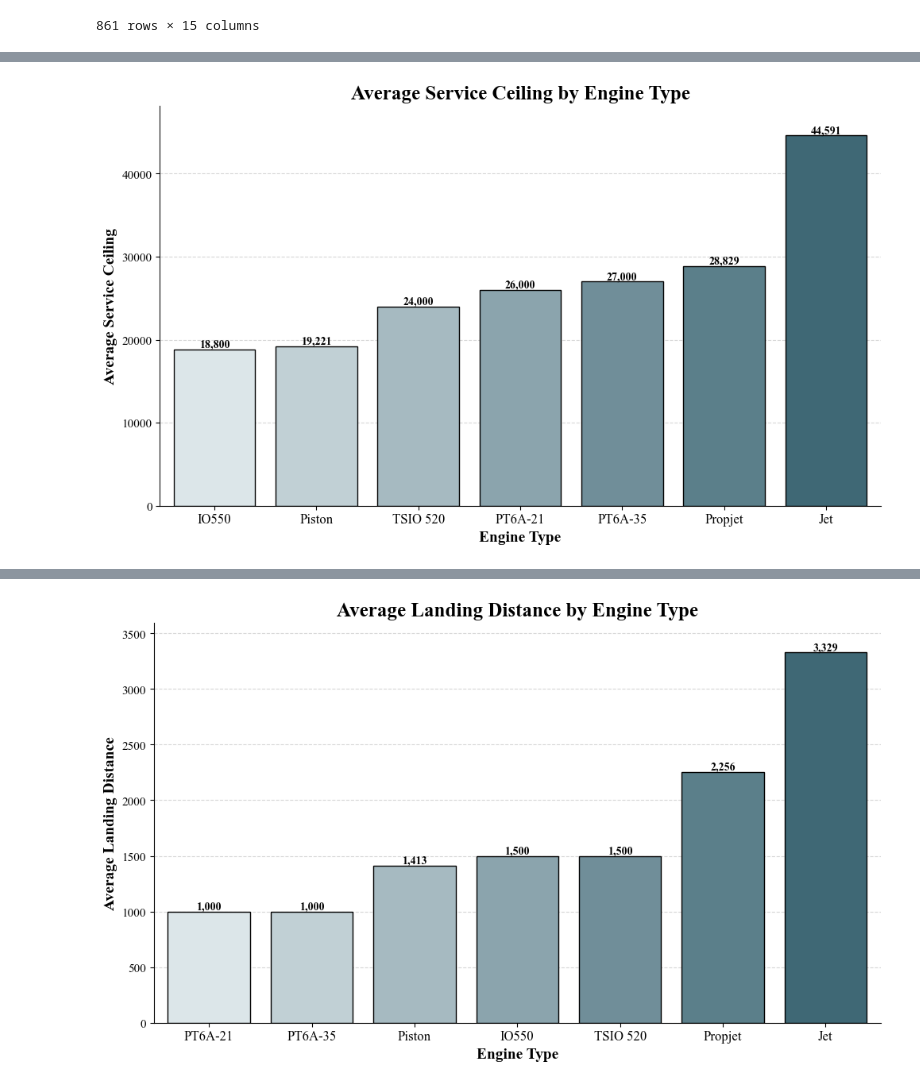
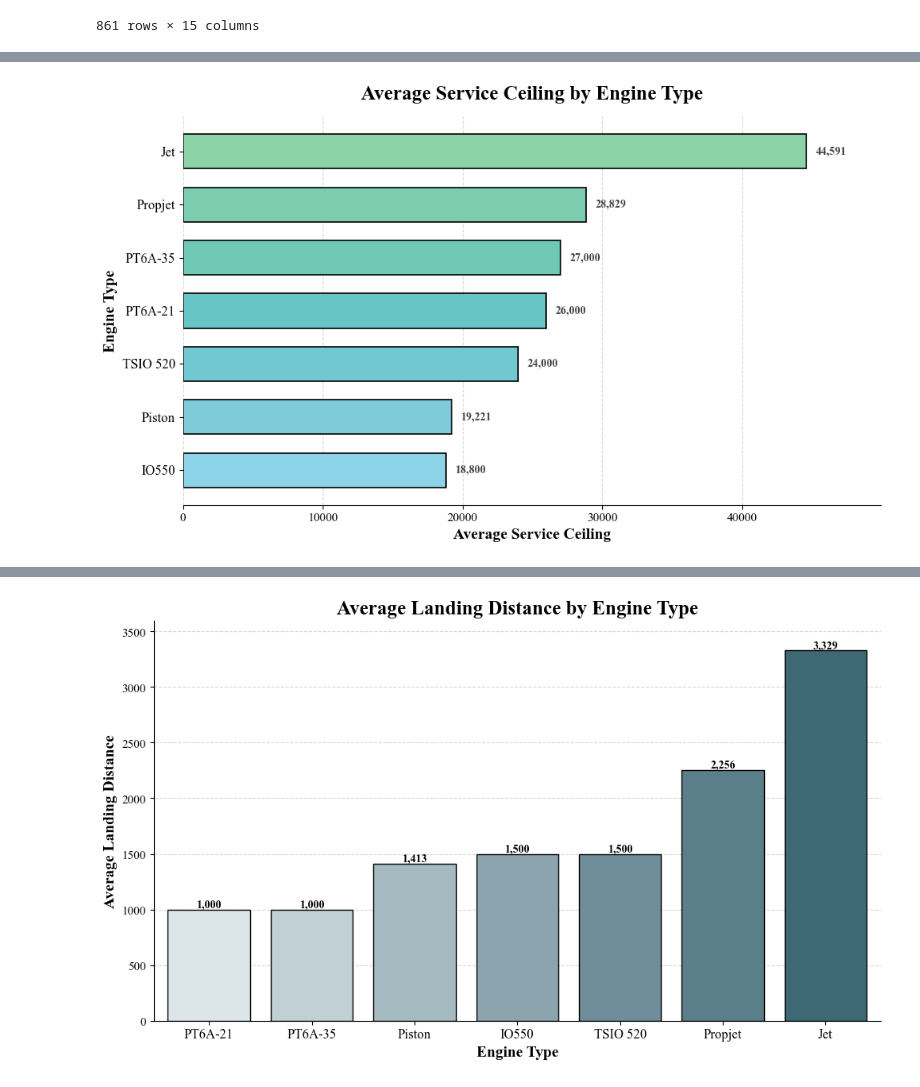
Before and after one commit to Malavikajaganathann/Python-Projects, a Jupyter notebook: Aircraft project.ipynb, the cells around one changed output, grey strips where cells are left out. Saved outputs shown, nothing was run; the diff lists cells and outputs as text; code cells hidden in the pictures.

```diff
--- a/Aircraft project.ipynb
+++ b/Aircraft project.ipynb
@@ -490,33 +528,87 @@ plt.show()
 # %%
-visual_4 = df.groupby("Engine Type")["Service ceiling"].mean().sort_values()
+visual_4 = (
+    df.groupby("Engine Type")["Service ceiling"]
+      .mean()
+      .sort_values()
+)
 
 fig, ax = plt.subplots(figsize=(10, 6))
-bars = ax.bar(visual_4.index, visual_4.values,
-              color=colors[:len(visual_4)], edgecolor="black")
 
-ax.set_title("Average Service Ceiling by Engine Type",
-             fontsize=18, fontweight="bold")
-ax.set_xlabel("Engine Type", fontsize=14, fontweight="bold")
-ax.set_ylabel("Average Service Ceiling", fontsize=14, fontweight="bold")
+# Soft pastel blue → teal
+colors = [
+    "#8DD3E8",
+    "#7FCBD9",
+    "#72C8D0",
+    "#68C5C5",
+    "#6FC9B5",
+    "#7CCDB0",
+    "#8DD3A8"
+]
 
-plt.xticks(rotation=0, fontsize=12)
-plt.yticks(fontsize=11)
-ax.grid(axis="y", linestyle="--", alpha=0.5)
+bars = ax.barh(
+    visual_4.index,
+    visual_4.values,
+    color=colors[:len(visual_4)],
+    edgecolor="black",       # Bar border
+    linewidth=1.2,           # Border thickness
+    height=0.65
+)
+
+ax.set_title(
+    "Average Service Ceiling by Engine Type",
+    fontsize=18,
+    fontweight="bold",
+    pad=15
+)
+
+ax.set_xlabel(
+    "Average Service Ceiling",
+    fontsize=14,
+    fontweight="bold"
+)
+
+ax.set_ylabel(
+    "Engine Type",
+    fontsize=14,
+    fontweight="bold"
+)
+
+ax.tick_params(axis="x", labelsize=11)
+ax.tick_params(axis="y", labelsize=12)
+
+# Clearly visible grid lines
+ax.grid(
+    axis="x",
+    linestyle="--",
+    linewidth=0.8,
+    alpha=0.5
+)
+
 ax.set_axisbelow(True)
 
+# Values at the end of bars
 for bar, value in zip(bars, visual_4.values):
-    ax.text(bar.get_x() + bar.get_width()/2, bar.get_height(),
-            f"{value:,.0f}", ha="center", va="bottom",
-            fontsize=10, fontweight="bold")
+    ax.text(
+        bar.get_width() + visual_4.max() * 0.015,
+        bar.get_y() + bar.get_height() / 2,
+        f"{value:,.0f}",
+        ha="left",
+        va="center",
+        fontsize=10,
+        fontweight="bold",
+        color="#444444"
+    )
 
+# Keep only the bar borders — no extra box border
 ax.spines["top"].set_visible(False)
 ax.spines["right"].set_visible(False)
-ax.margins(x=0.02)
-ax.set_ylim(0, visual_4.max() * 1.08)
+ax.spines["left"].set_visible(False)
 
-plt.tight_layout(pad=0.8)
+ax.set_xlim(0, visual_4.max() * 1.12)
+
+plt.tight_layout()
 plt.show()
 # %% [output]
-[figure, old version]
+[figure, new version]
 # %%
 visual_5 = df.groupby("Engine Type")["Takeoff distance"].mean().sort_values()
```
Also changed, not shown: parts of 44 cells of this notebook.
